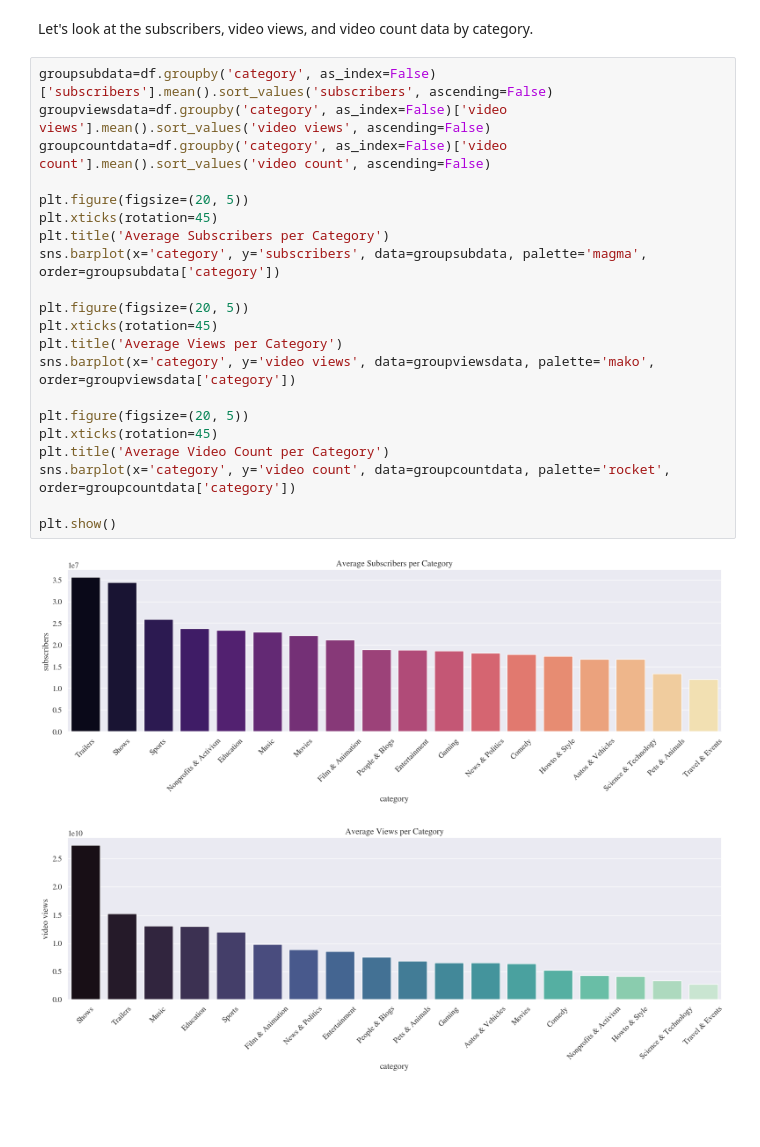
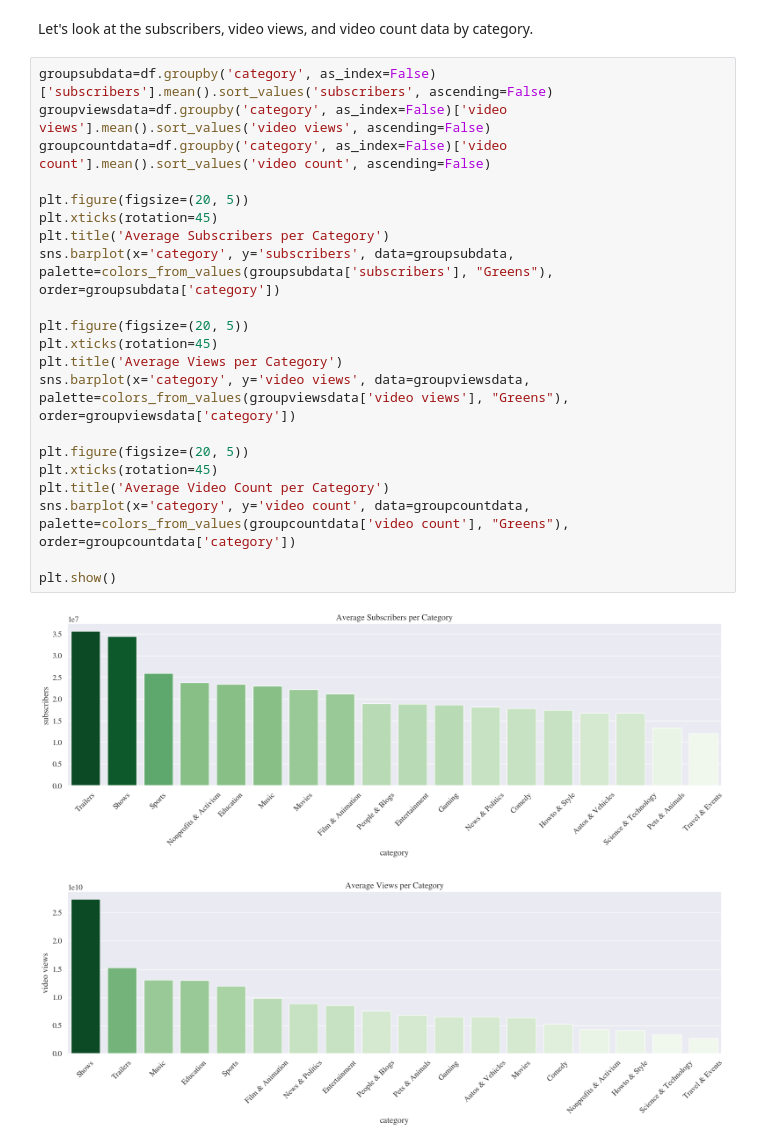
Before and after one commit to hnperry/yteda, a Jupyter notebook: yt.ipynb, the cells around one changed output. Drawn from its saved outputs; the diff is of its cells as text; blank space fills up the shorter version.

```diff
--- a/yt.ipynb
+++ b/yt.ipynb
@@ -382,24 +434,24 @@ Let's look at the subscribers, video views, and video count data by category.
 # %%
 groupsubdata=df.groupby('category', as_index=False)['subscribers'].mean().sort_values('subscribers', ascending=False)
 groupviewsdata=df.groupby('category', as_index=False)['video views'].mean().sort_values('video views', ascending=False)
 groupcountdata=df.groupby('category', as_index=False)['video count'].mean().sort_values('video count', ascending=False)
 
 plt.figure(figsize=(20, 5))
 plt.xticks(rotation=45)
 plt.title('Average Subscribers per Category')
-sns.barplot(x='category', y='subscribers', data=groupsubdata, palette='magma', order=groupsubdata['category'])
+sns.barplot(x='category', y='subscribers', data=groupsubdata, palette=colors_from_values(groupsubdata['subscribers'], "Greens"), order=groupsubdata['category'])
 
 plt.figure(figsize=(20, 5))
 plt.xticks(rotation=45)
 plt.title('Average Views per Category')
-sns.barplot(x='category', y='video views', data=groupviewsdata, palette='mako', order=groupviewsdata['category'])
+sns.barplot(x='category', y='video views', data=groupviewsdata, palette=colors_from_values(groupviewsdata['video views'], "Greens"), order=groupviewsdata['category'])
 
 plt.figure(figsize=(20, 5))
 plt.xticks(rotation=45)
 plt.title('Average Video Count per Category')
-sns.barplot(x='category', y='video count', data=groupcountdata, palette='rocket', order=groupcountdata['category'])
+sns.barplot(x='category', y='video count', data=groupcountdata, palette=colors_from_values(groupcountdata['video count'], "Greens"), order=groupcountdata['category'])
 
 plt.show()
 # %% [output]
-[figure, old version]
+[figure, new version]
-[figure, old version]
+[figure, new version]
```
Also changed, not shown: parts of 37 cells of this notebook, 1 other file.
